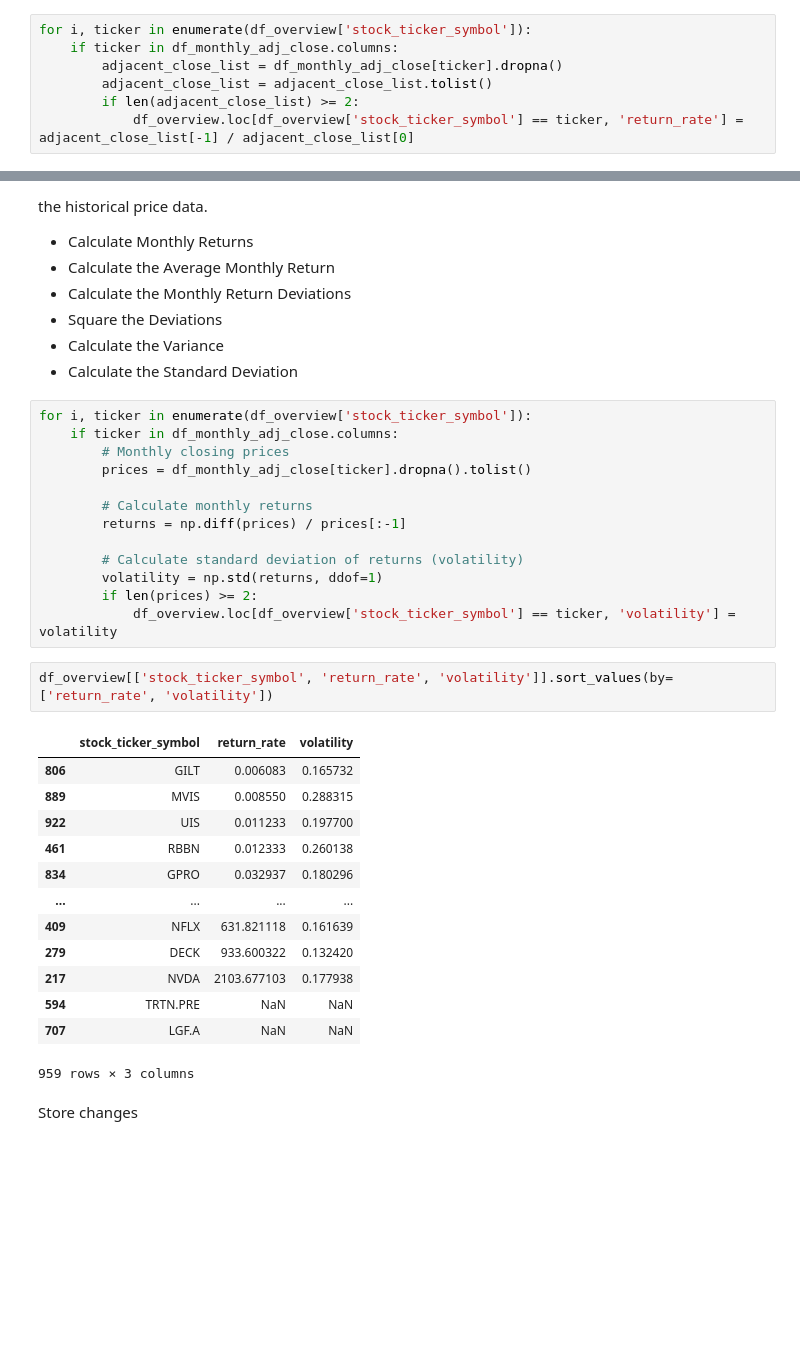
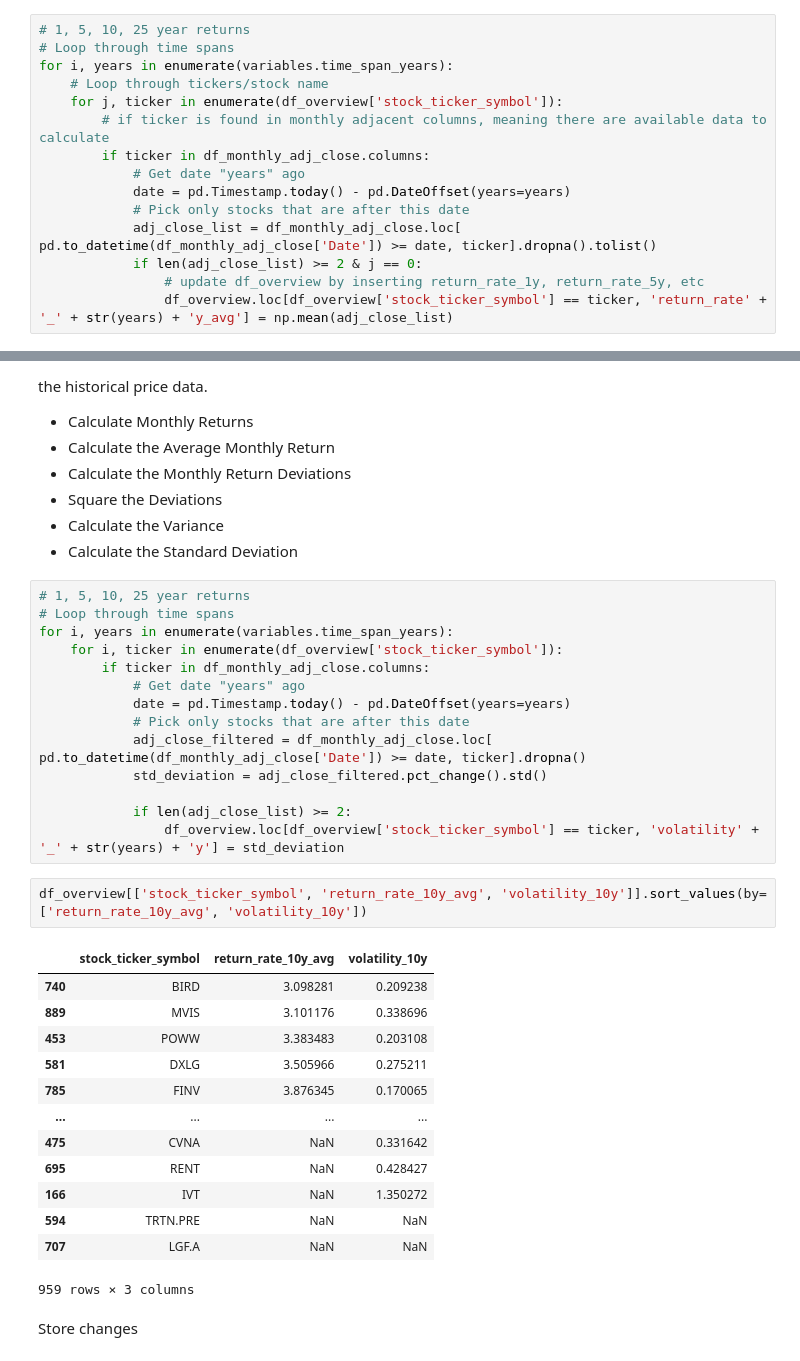
Before and after one commit to Herb-sh/sustainability_portfolio_optimisation, a Jupyter notebook: notebooks/data_expected_return_preparation.ipynb, the cells around one changed output, grey strips where cells are left out. Saved outputs shown, nothing was run; the diff lists cells and outputs as text; blank space fills up the shorter version.

Commit message:
Implemented return average for 1, 5, 10, 25 years, additional fixes

```diff
--- a/notebooks/data_expected_return_preparation.ipynb
+++ b/notebooks/data_expected_return_preparation.ipynb
@@ -549,10 +546,18 @@ For each ticker, remove the NaN values from the monthly returns. Calculate the r
 # %%
-for i, ticker in enumerate(df_overview['stock_ticker_symbol']):
-    if ticker in df_monthly_adj_close.columns:
-        adjacent_close_list = df_monthly_adj_close[ticker].dropna()
-        adjacent_close_list = adjacent_close_list.tolist()
-        if len(adjacent_close_list) >= 2:
-            df_overview.loc[df_overview['stock_ticker_symbol'] == ticker, 'return_rate'] = adjacent_close_list[-1] / adjacent_close_list[0]
+# 1, 5, 10, 25 year returns
+# Loop through time spans
+for i, years in enumerate(variables.time_span_years):
+    # Loop through tickers/stock name
+    for j, ticker in enumerate(df_overview['stock_ticker_symbol']):
+        # if ticker is found in monthly adjacent columns, meaning there are available data to calculate
+        if ticker in df_monthly_adj_close.columns:
+            # Get date "years" ago
+            date = pd.Timestamp.today() - pd.DateOffset(years=years)
+            # Pick only stocks that are after this date
+            adj_close_list = df_monthly_adj_close.loc[ pd.to_datetime(df_monthly_adj_close['Date']) >= date, ticker].dropna().tolist()
+            if len(adj_close_list) >= 2 & j == 0:
+                # update df_overview by inserting return_rate_1y, return_rate_5y, etc
+                df_overview.loc[df_overview['stock_ticker_symbol'] == ticker, 'return_rate' + '_' + str(years) + 'y_avg'] = np.mean(adj_close_list)
 # %% [markdown]
 ### Volatility
 To calculate the volatility of a stock's monthly returns, there are several steps that should be applied to the historical price data.
@@ -563,31 +568,32 @@ To calculate the volatility of a stock's monthly returns, there are several step
 * Calculate the Variance
 * Calculate the Standard Deviation
 # %%
-for i, ticker in enumerate(df_overview['stock_ticker_symbol']):
-    if ticker in df_monthly_adj_close.columns:
-        # Monthly closing prices
-        prices = df_monthly_adj_close[ticker].dropna().tolist()
+# 1, 5, 10, 25 year returns
+# Loop through time spans
+for i, years in enumerate(variables.time_span_years):
+    for i, ticker in enumerate(df_overview['stock_ticker_symbol']):
+        if ticker in df_monthly_adj_close.columns:
+            # Get date "years" ago
+            date = pd.Timestamp.today() - pd.DateOffset(years=years)
+            # Pick only stocks that are after this date
+            adj_close_filtered = df_monthly_adj_close.loc[ pd.to_datetime(df_monthly_adj_close['Date']) >= date, ticker].dropna()
+            std_deviation = adj_close_filtered.pct_change().std()
 
-        # Calculate monthly returns
-        returns = np.diff(prices) / prices[:-1]
-
-        # Calculate standard deviation of returns (volatility)
-        volatility = np.std(returns, ddof=1)
-        if len(prices) >= 2:
-            df_overview.loc[df_overview['stock_ticker_symbol'] == ticker, 'volatility'] = volatility
+            if len(adj_close_list) >= 2:
+                df_overview.loc[df_overview['stock_ticker_symbol'] == ticker, 'volatility' + '_' + str(years) + 'y'] = std_deviation
 # %%
-df_overview[['stock_ticker_symbol', 'return_rate', 'volatility']].sort_values(by=['return_rate', 'volatility'])
+df_overview[['stock_ticker_symbol', 'return_rate_10y_avg', 'volatility_10y']].sort_values(by=['return_rate_10y_avg', 'volatility_10y'])
 # %% [output]
-|  | stock_ticker_symbol | return_rate | volatility |
-| 806 | GILT | 0.006083 | 0.165732 |
-| 889 | MVIS | 0.008550 | 0.288315 |
-| 922 | UIS | 0.011233 | 0.197700 |
-| 461 | RBBN | 0.012333 | 0.260138 |
-| 834 | GPRO | 0.032937 | 0.180296 |
+|  | stock_ticker_symbol | return_rate_10y_avg | volatility_10y |
+| 740 | BIRD | 3.098281 | 0.209238 |
+| 889 | MVIS | 3.101176 | 0.338696 |
+| 453 | POWW | 3.383483 | 0.203108 |
+| 581 | DXLG | 3.505966 | 0.275211 |
+| 785 | FINV | 3.876345 | 0.170065 |
 | ... | ... | ... | ... |
-| 409 | NFLX | 631.821118 | 0.161639 |
-| 279 | DECK | 933.600322 | 0.132420 |
-| 217 | NVDA | 2103.677103 | 0.177938 |
+| 475 | CVNA | NaN | 0.331642 |
+| 695 | RENT | NaN | 0.428427 |
+| 166 | IVT | NaN | 1.350272 |
 | 594 | TRTN.PRE | NaN | NaN |
 | 707 | LGF.A | NaN | NaN |
 959 rows × 3 columns
```
Also changed, not shown: parts of 7 cells of this notebook, 5 other files.
